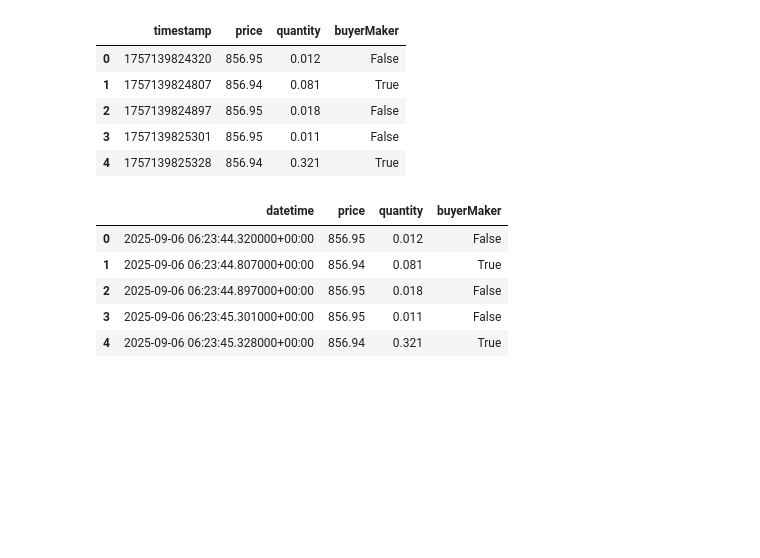
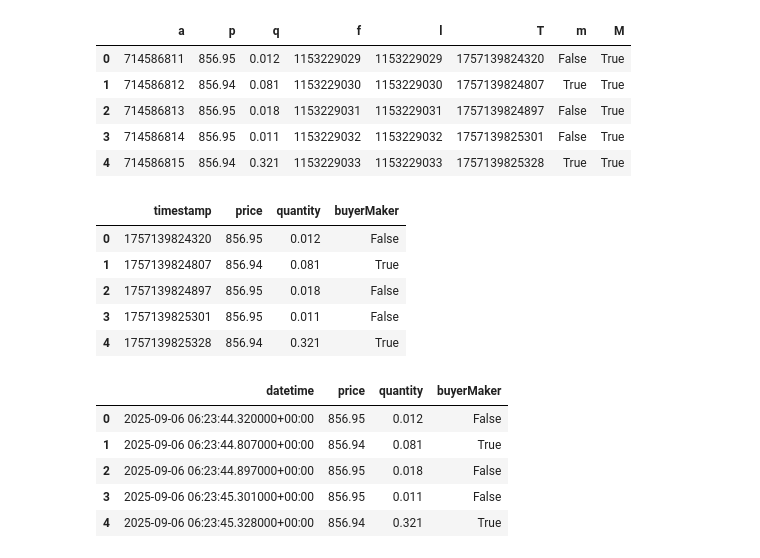
Before and after one commit to HoaPham119/thesis, a Jupyter notebook: code/binance_data.ipynb, the cells around one changed output. Cells and saved outputs as stored; diff of their text form; code cells hidden in the pictures; blank space fills up the shorter version.

Commit message:
calc vpin Binance data

```diff
--- a/code/binance_data.ipynb
+++ b/code/binance_data.ipynb
@@ -12,6 +12,16 @@ try:
     df = df.drop(columns=["Unnamed: 0"])
 except:
     pass
+# %%
+# Dữ liệu thô khi tải từ Binance về
+df.head()
+# %% [output]
+|  | a | p | q | f | l | T | m | M |
+| 0 | 714586811 | 856.95 | 0.012 | 1153229029 | 1153229029 | 1757139824320 | False | True |
+| 1 | 714586812 | 856.94 | 0.081 | 1153229030 | 1153229030 | 1757139824807 | True | True |
+| 2 | 714586813 | 856.95 | 0.018 | 1153229031 | 1153229031 | 1757139824897 | False | True |
+| 3 | 714586814 | 856.95 | 0.011 | 1153229032 | 1153229032 | 1757139825301 | False | True |
+| 4 | 714586815 | 856.94 | 0.321 | 1153229033 | 1153229033 | 1757139825328 | True | True |
 # %%
 cols = [
     "tradeId",
```
Also changed, not shown: parts of 10 cells of this notebook.
